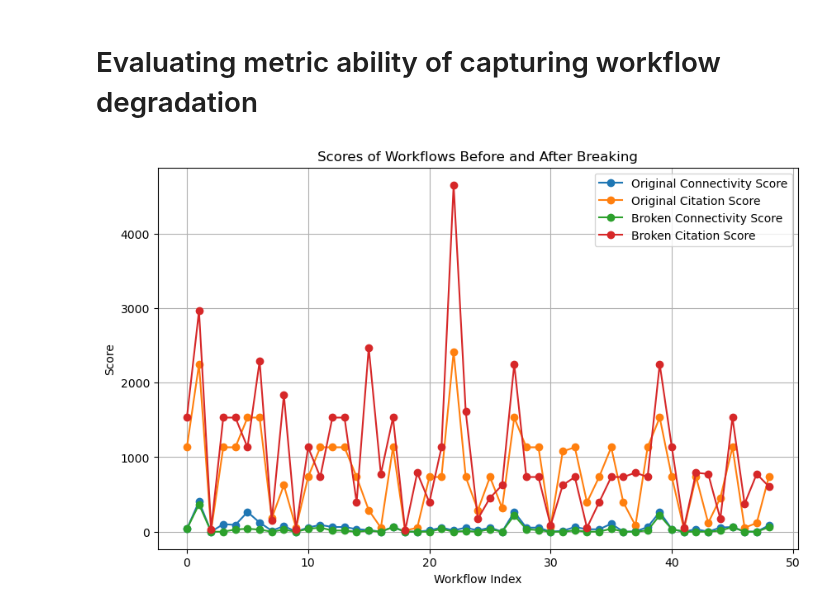
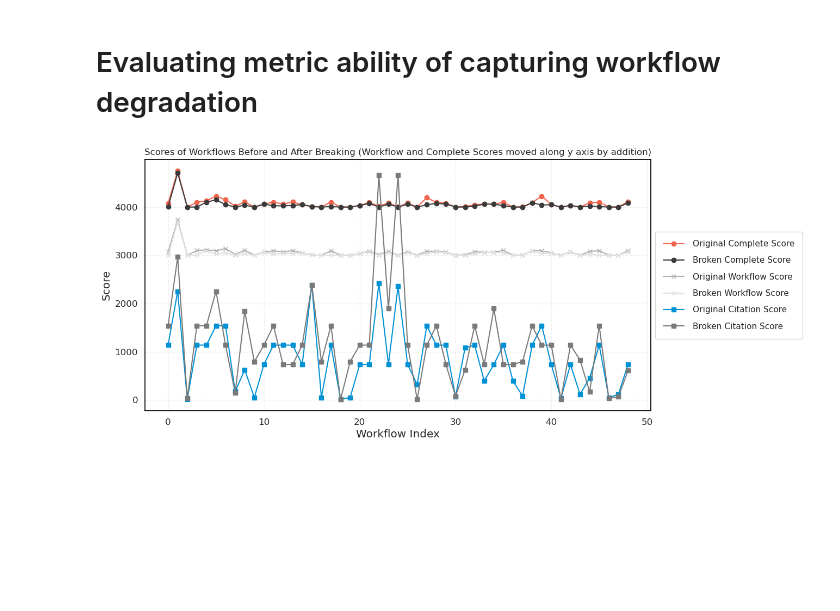
Before and after one commit to Workflomics/pubmetric, a Jupyter notebook: dev-viz-notebooks/broken_dataset_gen.ipynb, the cells around one changed output. Drawn from its saved outputs; the diff is of its cells as text; code cells hidden in the pictures; blank space fills up the shorter version.

```diff
--- a/dev-viz-notebooks/broken_dataset_gen.ipynb
+++ b/dev-viz-notebooks/broken_dataset_gen.ipynb
@@ -31,6 +33,6 @@ To test this, I will compile a list of the top 100 most cited tools and then dis
 
 I hope to show that the connectivity between tools in a graph more accurately reflects the true functional relationships between tools, although the rated dataset correlates more just to the number of citations a tool has.
 # %%
-path_to_data = '../out_20240801231111'
+path_to_data = '../out/out_20240814142510'
 loaded_graph = asyncio.run(nw.create_network(inpath=path_to_data, load_graph=True))
 # %% [output]
@@ -38,6 +48,8 @@ loaded_graph = asyncio.run(nw.create_network(inpath=path_to_data, load_graph=Tru
 # %%
-citation_counts = {tool['name']: tool['nr_citations'] for tool in loaded_graph.vs}
+citation_counts = {tool['pmid']: tool['nr_citations'] for tool in loaded_graph.vs}
 citation_values = list(citation_counts.values())
 
 sorted_citation_counts = dict(sorted(citation_counts.items(), key=lambda item: item[1], reverse=True))
 top_citation_counts = list(sorted_citation_counts.values())[0:100]
+top_citation_tools = list(sorted_citation_counts.keys())[0:100]
+print(top_citation_tools)
@@ -115,24 +158,31 @@ for workflow in highly_rated_workflows:
 # %%
 # do testing that the breaking is functional and correct !! TODO plot things
 # %%
-original_connectivity_scores = [score['original connectivity score'] for score in all_scores]
-original_citation_scores = [score['original citation score'] for score in all_scores]
-broken_connectivity_scores = [score['broken connectivity score'] for score in all_scores]
-broken_citation_scores = [score['broken citation score'] for score in all_scores]
 
-plt.figure(figsize=(10, 6))
+workflow_scaling_nr_w = 3000
+workflow_scaling_nr_c = 4000
 
-plt.plot(original_connectivity_scores, label='Original Connectivity Score', marker='o')
-plt.plot(original_citation_scores, label='Original Citation Score', marker='o')
-plt.plot(broken_connectivity_scores, label='Broken Connectivity Score', marker='o')
-plt.plot(broken_citation_scores, label='Broken Citation Score', marker='o')
+plt.figure(figsize=(12, 6))
+
+plt.plot([score + workflow_scaling_nr_c for score in original_complete_scores],
+         label='Original Complete Score', marker='o', color=palette[0])
+plt.plot([score + workflow_scaling_nr_c for score in broken_complete_scores],
+         label='Broken Complete Score', marker='o', color=palette[1])
+plt.plot([score + workflow_scaling_nr_w for score in original_workflow_scores],
+         label='Original Workflow Score', marker='x', color=palette[2])
+plt.plot([score + workflow_scaling_nr_w for score in broken_workflow_scores],
+         label='Broken Workflow Score', marker='x', color=palette[3])
+plt.plot(original_citation_scores,
+         label='Original Citation Score', marker='s', color=palette[4])
+plt.plot(broken_citation_scores,
+         label='Broken Citation Score', marker='s', color=palette[5])
 
 plt.xlabel('Workflow Index')
 plt.ylabel('Score')
-plt.title('Scores of Workflows Before and After Breaking')
-plt.legend()
+plt.title('Scores of Workflows Before and After Breaking (Workflow and Complete Scores moved along y axis by addition)')
+plt.legend(loc='center left', bbox_to_anchor=(1, 0.5))
 plt.grid(True)
 plt.show()
 # %% [output]
-[figure, old version]
+[figure, new version]
 # %%
```
Also changed, not shown: parts of 30 cells of this notebook, 22 other files.
